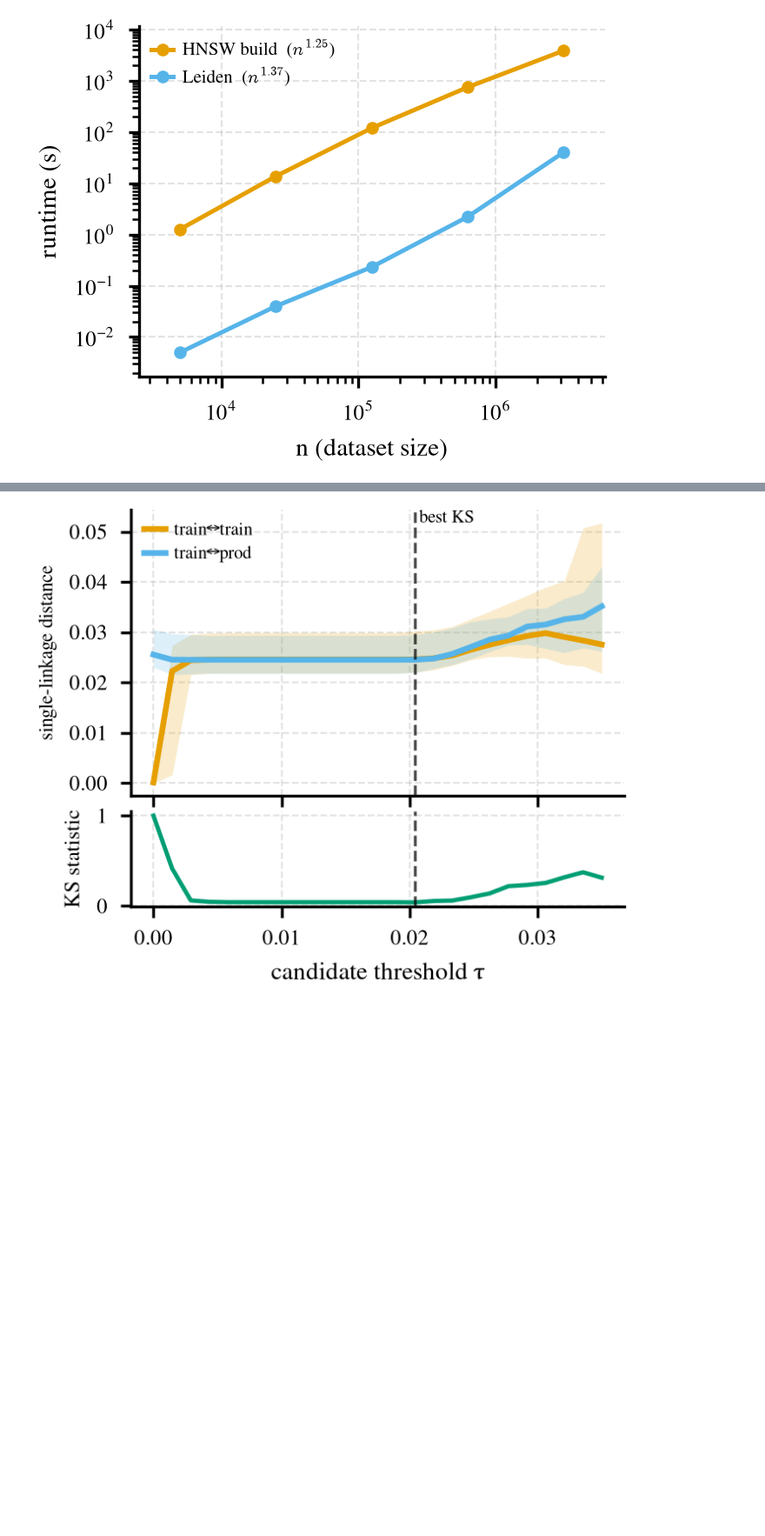
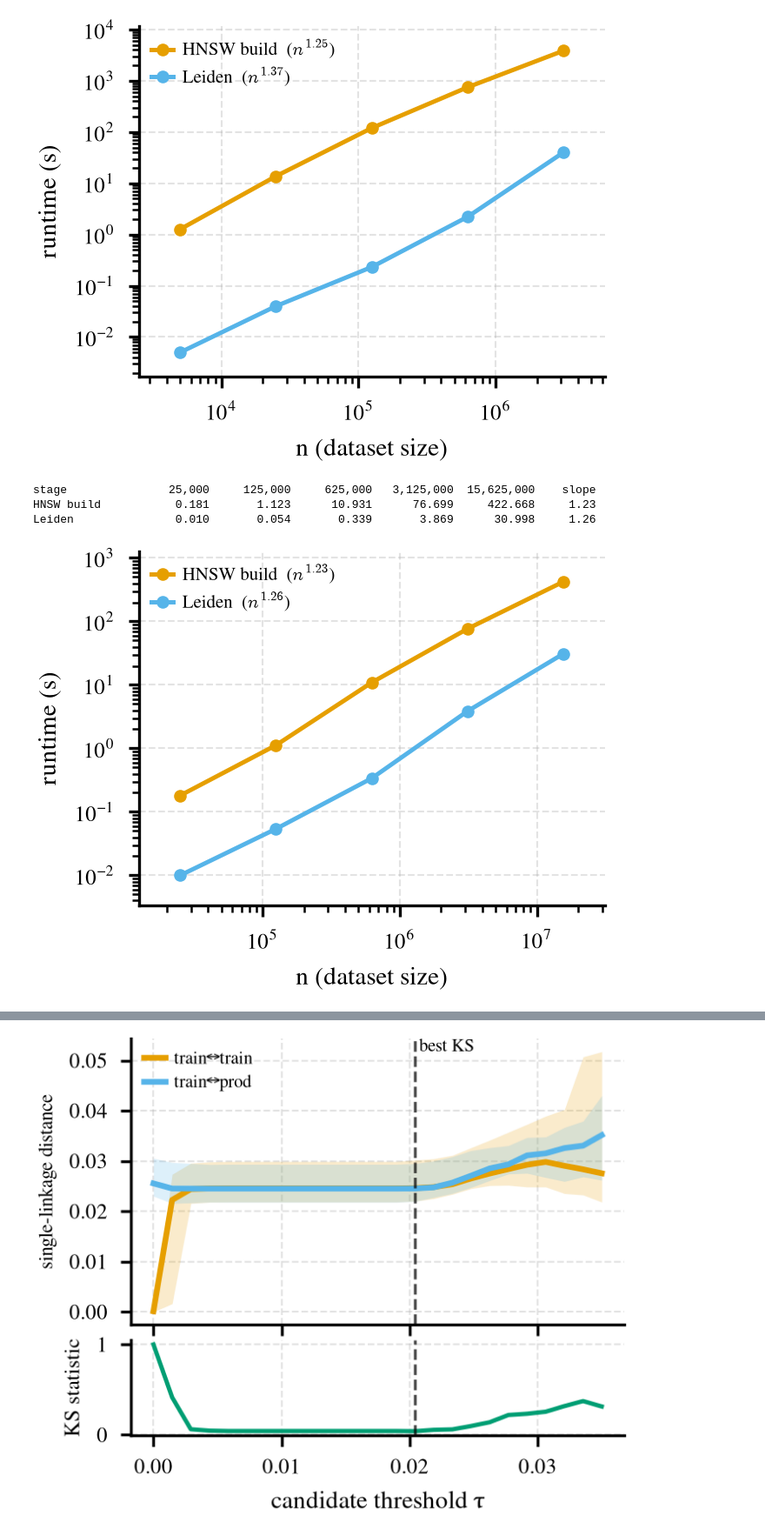
Before and after one commit to anthol42/refnd-paper, a Jupyter notebook: notebooks/comparison_figures.ipynb, the cells around one changed output, grey strips where cells are left out. Shown at 87% size. Cells and saved outputs as stored; diff of their text form; code cells hidden in the pictures; blank space fills up the shorter version.

```diff
--- a/notebooks/comparison_figures.ipynb
+++ b/notebooks/comparison_figures.ipynb
@@ -408,3 +408,21 @@ stage                5,000      25,000     125,000     625,000   3,125,000    sl
 HNSW build           1.267      13.754     119.752     747.562    3857.615     1.25
 Leiden               0.005       0.040       0.232       2.212      40.000     1.37
 [figure]
+# %%
+# ---- Runtime scaling: HNSW build vs. Leiden, per-stage timing ---------------
+# Same figure as above, on belka subsets (results/scaling_detailed_refnd_belka.json)
+# rather than peptide_atlas. Reuses plot_scaling_detailed / STAGES from the
+# previous cell; both stages are again non-zero at every size, so no point is
+# dropped by the log-log axes.
+
+with open(Path("..") / "results" / "scaling_detailed_refnd_belka.json") as f:
+    detailed_belka = json.load(f)
+
+fig, ax = plot_scaling_detailed(detailed_belka)
+plt.show()
+save_fig(fig, "scaling_detailed_refnd_belka")
+# %% [output]
+stage               25,000     125,000     625,000   3,125,000  15,625,000    slope
+HNSW build           0.181       1.123      10.931      76.699     422.668     1.23
+Leiden               0.010       0.054       0.339       3.869      30.998     1.26
+[figure, added]
```
Also changed, not shown: parts of 6 cells of this notebook, 39 other files.
